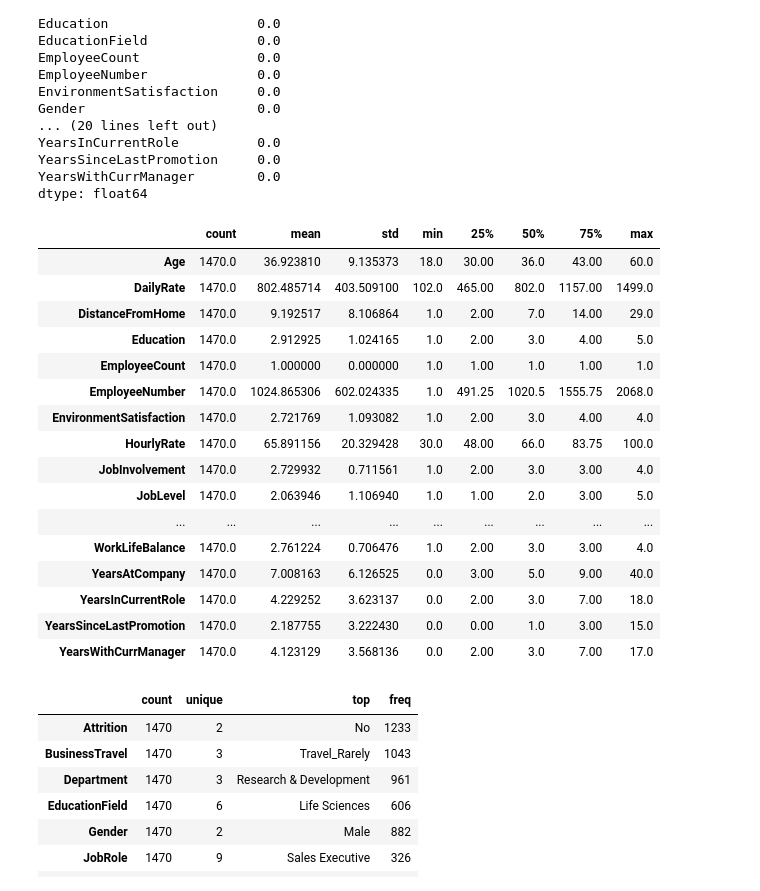
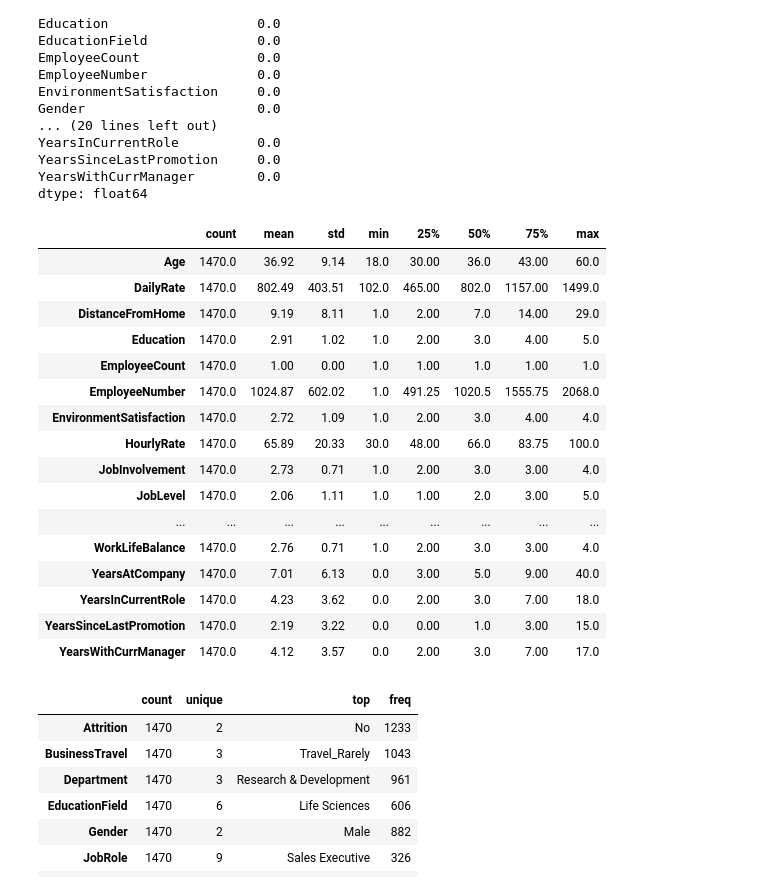
Before and after one commit to mohamedisakr/kaggle-ibm-hr-analytics-employee-attrition, a Jupyter notebook: exploratory-data-analysis-template.ipynb, the cells around one changed output. Drawn from its saved outputs; the diff is of its cells as text; code cells hidden in the pictures.

```diff
--- a/exploratory-data-analysis-template.ipynb
+++ b/exploratory-data-analysis-template.ipynb
@@ -134,24 +136,24 @@ dtype: float64
 # %%
 # descriptive statistics (central tendency, dispersion and shape of a dataset’s distribution)
 # excluding NaN values.
-train.describe().T
+train.describe().round(2).T
 # %% [output]
 |  | count | mean | std | min | 25% | 50% | 75% | max |
-| Age | 1470.0 | 36.923810 | 9.135373 | 18.0 | 30.00 | 36.0 | 43.00 | 60.0 |
-| DailyRate | 1470.0 | 802.485714 | 403.509100 | 102.0 | 465.00 | 802.0 | 1157.00 | 1499.0 |
-| DistanceFromHome | 1470.0 | 9.192517 | 8.106864 | 1.0 | 2.00 | 7.0 | 14.00 | 29.0 |
-| Education | 1470.0 | 2.912925 | 1.024165 | 1.0 | 2.00 | 3.0 | 4.00 | 5.0 |
-| EmployeeCount | 1470.0 | 1.000000 | 0.000000 | 1.0 | 1.00 | 1.0 | 1.00 | 1.0 |
-| EmployeeNumber | 1470.0 | 1024.865306 | 602.024335 | 1.0 | 491.25 | 1020.5 | 1555.75 | 2068.0 |
-| EnvironmentSatisfaction | 1470.0 | 2.721769 | 1.093082 | 1.0 | 2.00 | 3.0 | 4.00 | 4.0 |
-| HourlyRate | 1470.0 | 65.891156 | 20.329428 | 30.0 | 48.00 | 66.0 | 83.75 | 100.0 |
-| JobInvolvement | 1470.0 | 2.729932 | 0.711561 | 1.0 | 2.00 | 3.0 | 3.00 | 4.0 |
-| JobLevel | 1470.0 | 2.063946 | 1.106940 | 1.0 | 1.00 | 2.0 | 3.00 | 5.0 |
+| Age | 1470.0 | 36.92 | 9.14 | 18.0 | 30.00 | 36.0 | 43.00 | 60.0 |
+| DailyRate | 1470.0 | 802.49 | 403.51 | 102.0 | 465.00 | 802.0 | 1157.00 | 1499.0 |
+| DistanceFromHome | 1470.0 | 9.19 | 8.11 | 1.0 | 2.00 | 7.0 | 14.00 | 29.0 |
+| Education | 1470.0 | 2.91 | 1.02 | 1.0 | 2.00 | 3.0 | 4.00 | 5.0 |
+| EmployeeCount | 1470.0 | 1.00 | 0.00 | 1.0 | 1.00 | 1.0 | 1.00 | 1.0 |
+| EmployeeNumber | 1470.0 | 1024.87 | 602.02 | 1.0 | 491.25 | 1020.5 | 1555.75 | 2068.0 |
+| EnvironmentSatisfaction | 1470.0 | 2.72 | 1.09 | 1.0 | 2.00 | 3.0 | 4.00 | 4.0 |
+| HourlyRate | 1470.0 | 65.89 | 20.33 | 30.0 | 48.00 | 66.0 | 83.75 | 100.0 |
+| JobInvolvement | 1470.0 | 2.73 | 0.71 | 1.0 | 2.00 | 3.0 | 3.00 | 4.0 |
+| JobLevel | 1470.0 | 2.06 | 1.11 | 1.0 | 1.00 | 2.0 | 3.00 | 5.0 |
 | ... | ... | ... | ... | ... | ... | ... | ... | ... |
-| WorkLifeBalance | 1470.0 | 2.761224 | 0.706476 | 1.0 | 2.00 | 3.0 | 3.00 | 4.0 |
-| YearsAtCompany | 1470.0 | 7.008163 | 6.126525 | 0.0 | 3.00 | 5.0 | 9.00 | 40.0 |
-| YearsInCurrentRole | 1470.0 | 4.229252 | 3.623137 | 0.0 | 2.00 | 3.0 | 7.00 | 18.0 |
-| YearsSinceLastPromotion | 1470.0 | 2.187755 | 3.222430 | 0.0 | 0.00 | 1.0 | 3.00 | 15.0 |
-| YearsWithCurrManager | 1470.0 | 4.123129 | 3.568136 | 0.0 | 2.00 | 3.0 | 7.00 | 17.0 |
+| WorkLifeBalance | 1470.0 | 2.76 | 0.71 | 1.0 | 2.00 | 3.0 | 3.00 | 4.0 |
+| YearsAtCompany | 1470.0 | 7.01 | 6.13 | 0.0 | 3.00 | 5.0 | 9.00 | 40.0 |
+| YearsInCurrentRole | 1470.0 | 4.23 | 3.62 | 0.0 | 2.00 | 3.0 | 7.00 | 18.0 |
+| YearsSinceLastPromotion | 1470.0 | 2.19 | 3.22 | 0.0 | 0.00 | 1.0 | 3.00 | 15.0 |
+| YearsWithCurrManager | 1470.0 | 4.12 | 3.57 | 0.0 | 2.00 | 3.0 | 7.00 | 17.0 |
 # %%
 # descriptive statistics only for non-numeric columns
```
Also changed, not shown: parts of 5 cells of this notebook.
